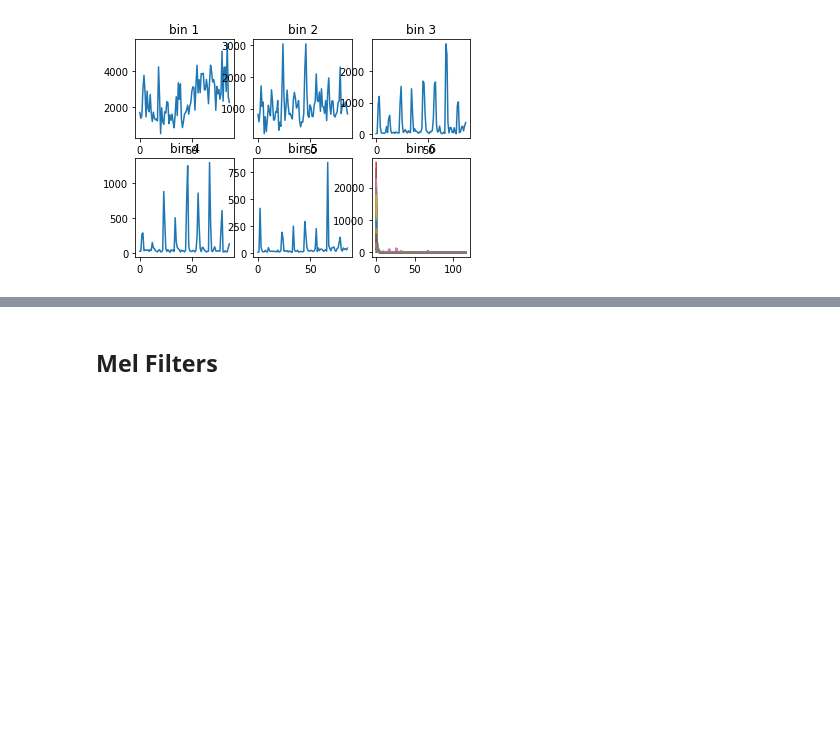
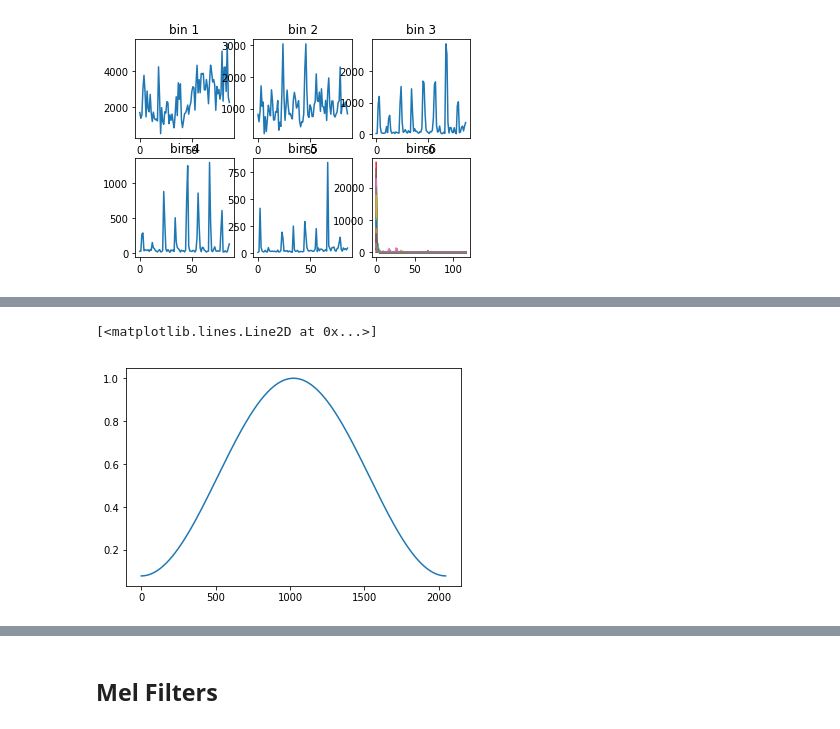
Before and after one commit to alicerueda/TFSqueezed-CRNN, a Jupyter notebook: TFRepresentationChangeEmphasis.ipynb, the cells around one changed output, grey strips where cells are left out. Drawn from its saved outputs; the diff is of its cells as text; code cells hidden in the pictures; blank space fills up the shorter version.

```diff
--- a/TFRepresentationChangeEmphasis.ipynb
+++ b/TFRepresentationChangeEmphasis.ipynb
@@ -562,0 +590,5 @@ plt.plot(x)
+# %%
+plt.plot(fftwindow)
+# %% [output]
+[<matplotlib.lines.Line2D at 0x...>]
+[figure, added]
```
Also changed, not shown: parts of 16 cells of this notebook.
